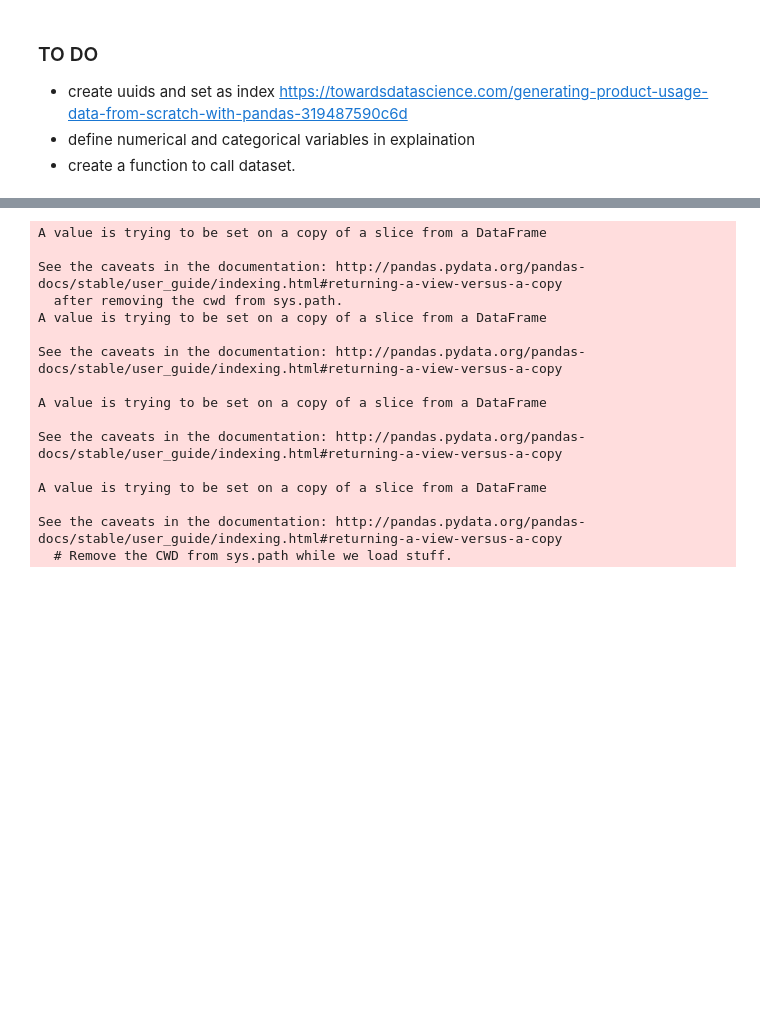
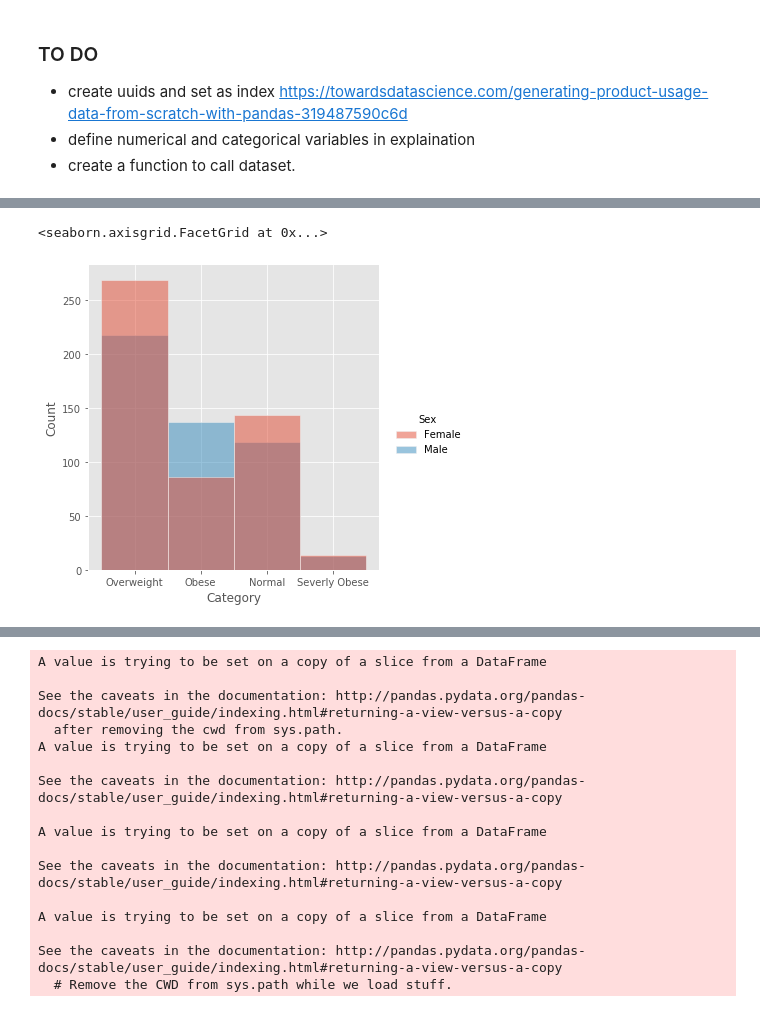
Before and after one commit to shaner1/ProgDA_Project_20, a Jupyter notebook: ProgDA_Project_2020.ipynb, the cells around one changed output, grey strips where cells are left out. Saved outputs shown, nothing was run; the diff lists cells and outputs as text; code cells hidden in the pictures; blank space fills up the shorter version.

```diff
--- a/ProgDA_Project_2020.ipynb
+++ b/ProgDA_Project_2020.ipynb
@@ -141,0 +295,17 @@ df
+# %%
+df['Category'] = 0
+
+for i in range(len(df)):
+    if df["BMI"][i]<=25:
+        df["Category"][i]= 'Normal'
+    elif df["BMI"][i]<=30:
+        df["Category"][i]= 'Overweight'
+    elif df["BMI"][i]<=35:
+        df["Category"][i]= 'Obese'
+    elif df["BMI"][i]>35:
+        df["Category"][i]= 'Severly Obese'
+
+sns.displot(df, x = df['Category'], hue = 'Sex')
+# %% [output]
+<seaborn.axisgrid.FacetGrid at 0x...>
+[figure, added]
```
Also changed, not shown: parts of 115 cells of this notebook.
